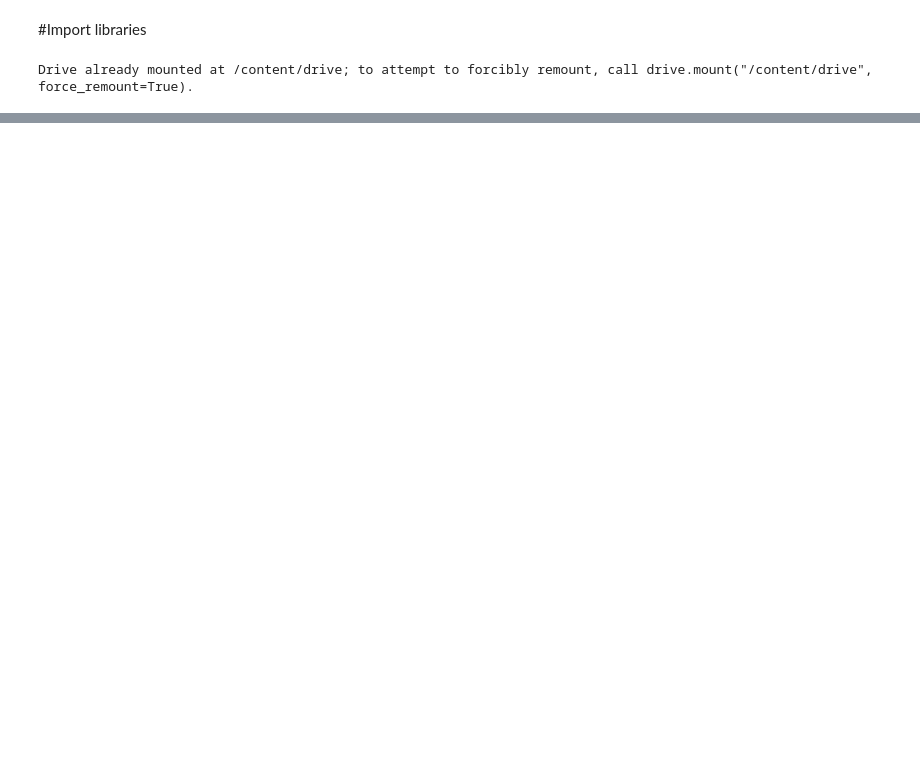
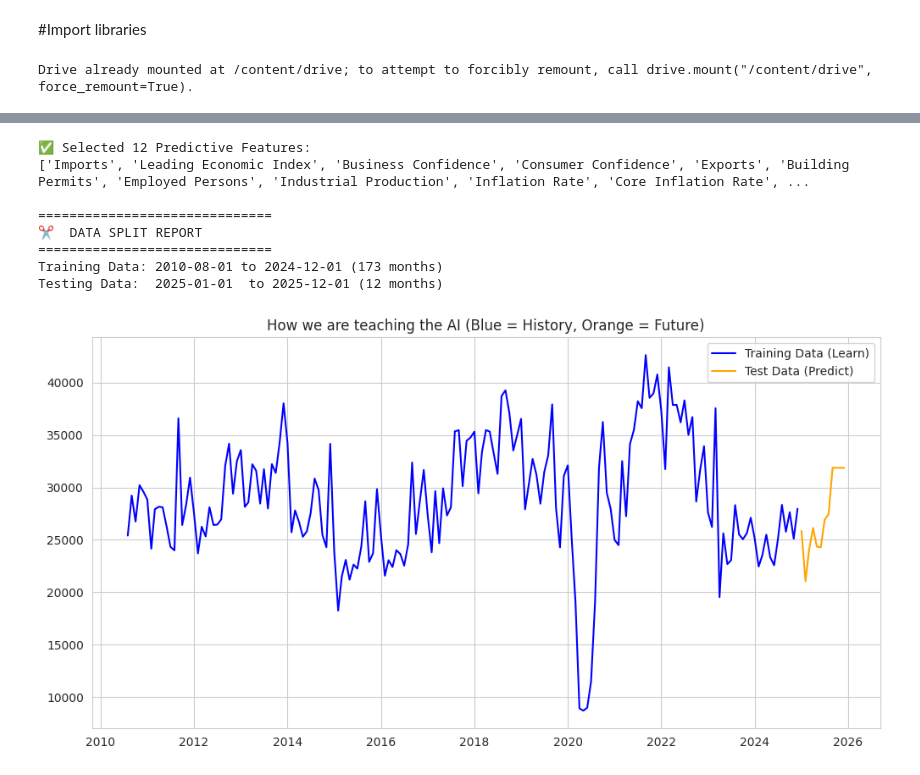
Before and after one commit to ebolofis/Data-Science-Machine-Learning, a Jupyter notebook: EDA_Feature_selection_Analysis.ipynb, the cells around one changed output, grey strips where cells are left out. Saved outputs shown, nothing was run; the diff lists cells and outputs as text; code cells hidden in the pictures; blank space fills up the shorter version.

```diff
--- a/EDA_Feature_selection_Analysis.ipynb
+++ b/EDA_Feature_selection_Analysis.ipynb
@@ -643,0 +364,48 @@ print(" - lasso_selected_lags.csv")
+# %%
+# --- CELL 5: FEATURE SELECTION & SPLIT ---
+
+# 1. Define Threshold
+# We only keep features with correlation stronger than 0.1 (pos or neg)
+# This removes "Bank Lending Rate" and "CPI" which are just noise
+target = 'Sales'
+valid_features = correlations[abs(correlations) > 0.1].index.tolist()
+
+print(f"✅ Selected {len(valid_features)} Predictive Features:")
+print(valid_features)
+
+# 2. Define X (Inputs) and y (Target)
+X = df_clean[valid_features]
+y = df_clean[target]
+
+# 3. Time-Based Split (Standard for Time Series)
+# We can't shuffle data! We must cut it at a specific date.
+# Let's save the last 12 months for testing (Forecasting 1 year out)
+test_months = 12
+split_idx = len(df_clean) - test_months
+
+X_train, X_test = X.iloc[:split_idx], X.iloc[split_idx:]
+y_train, y_test = y.iloc[:split_idx], y.iloc[split_idx:]
+
+print("\n" + "="*30)
+print("✂️  DATA SPLIT REPORT")
+print("="*30)
+print(f"Training Data: {X_train.index.min().date()} to {X_train.index.max().date()} ({len(X_train)} months)")
+print(f"Testing Data:  {X_test.index.min().date()}  to {X_test.index.max().date()} ({len(X_test)} months)")
+
+# 4. Visual Check
+plt.figure(figsize=(12, 6))
+plt.plot(y_train.index, y_train, label='Training Data (Learn)', color='blue')
+plt.plot(y_test.index, y_test, label='Test Data (Predict)', color='orange')
+plt.title("How we are teaching the AI (Blue = History, Orange = Future)")
+plt.legend()
+plt.show()
+# %% [output]
+✅ Selected 12 Predictive Features:
+['Imports', 'Leading Economic Index', 'Business Confidence', 'Consumer Confidence', 'Exports', 'Building Permits', 'Employed Persons', 'Industrial Production', 'Inflation Rate', 'Core Inflation Rate', ...
+
+==============================
+✂️  DATA SPLIT REPORT
+==============================
+Training Data: 2010-08-01 to 2024-12-01 (173 months)
+Testing Data:  2025-01-01  to 2025-12-01 (12 months)
+[figure, added]
```
Also changed, not shown: parts of 58 cells of this notebook.
